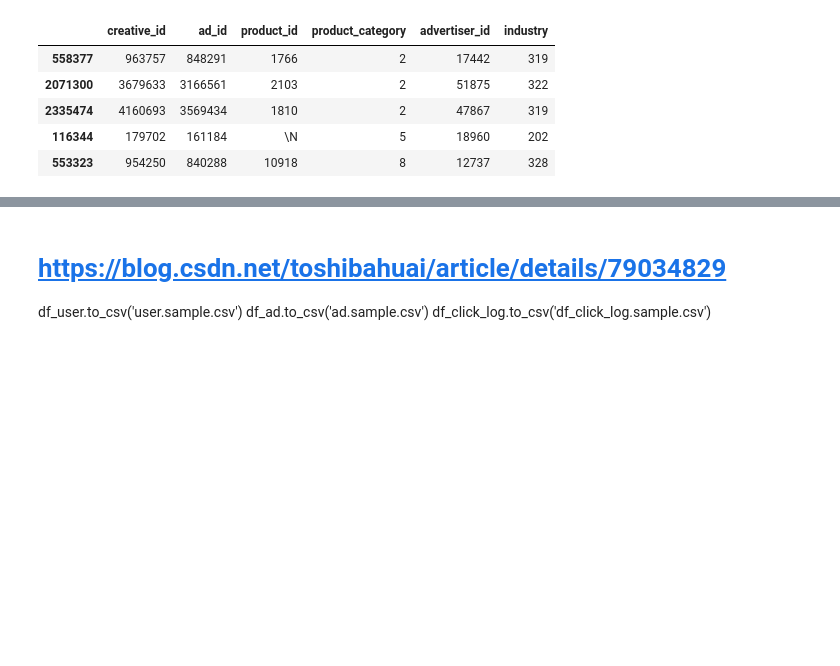
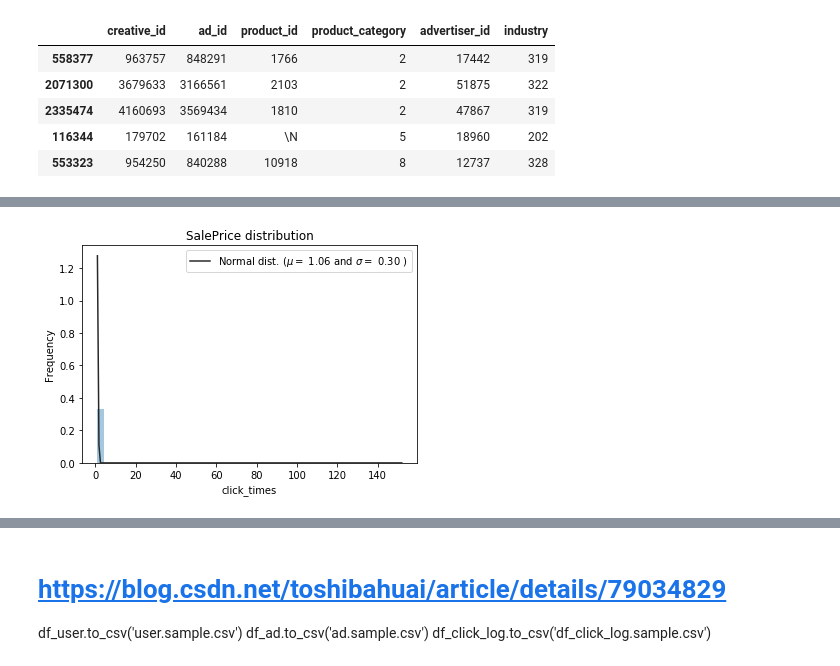
Before and after one commit to shboy/tencent_rec_2020, a Jupyter notebook: train_preliminary/data_analysis.ipynb, the cells around one changed output, grey strips where cells are left out. Saved outputs shown, nothing was run; the diff lists cells and outputs as text; code cells hidden in the pictures; blank space fills up the shorter version.

```diff
--- a/train_preliminary/data_analysis.ipynb
+++ b/train_preliminary/data_analysis.ipynb
@@ -87,0 +133,4 @@ df_ad.head(5)
+# %%
+display_distrib(df_click_log, 'click_times')
+# %% [output]
+[figure, added]
```
Also changed, not shown: parts of 7 cells of this notebook.
